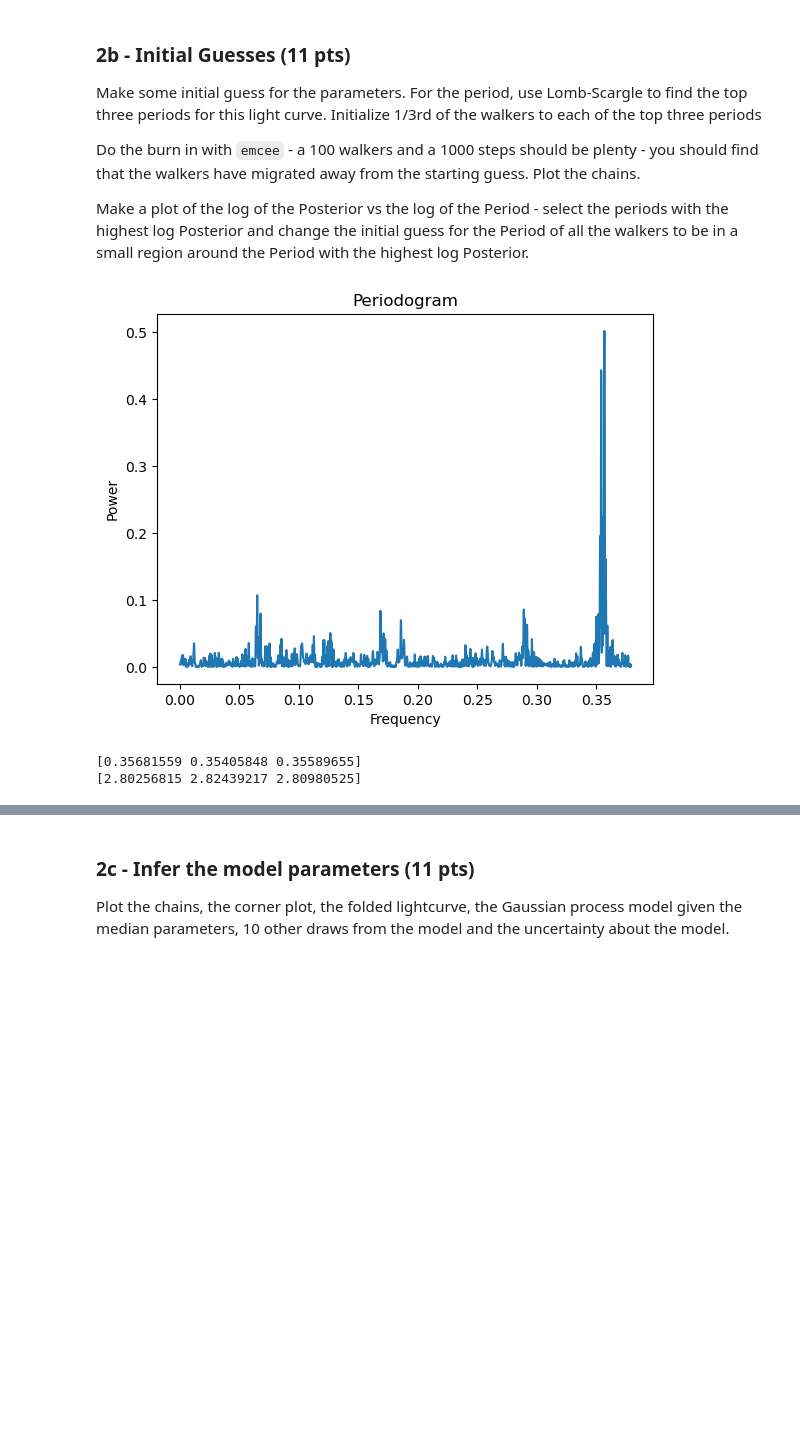
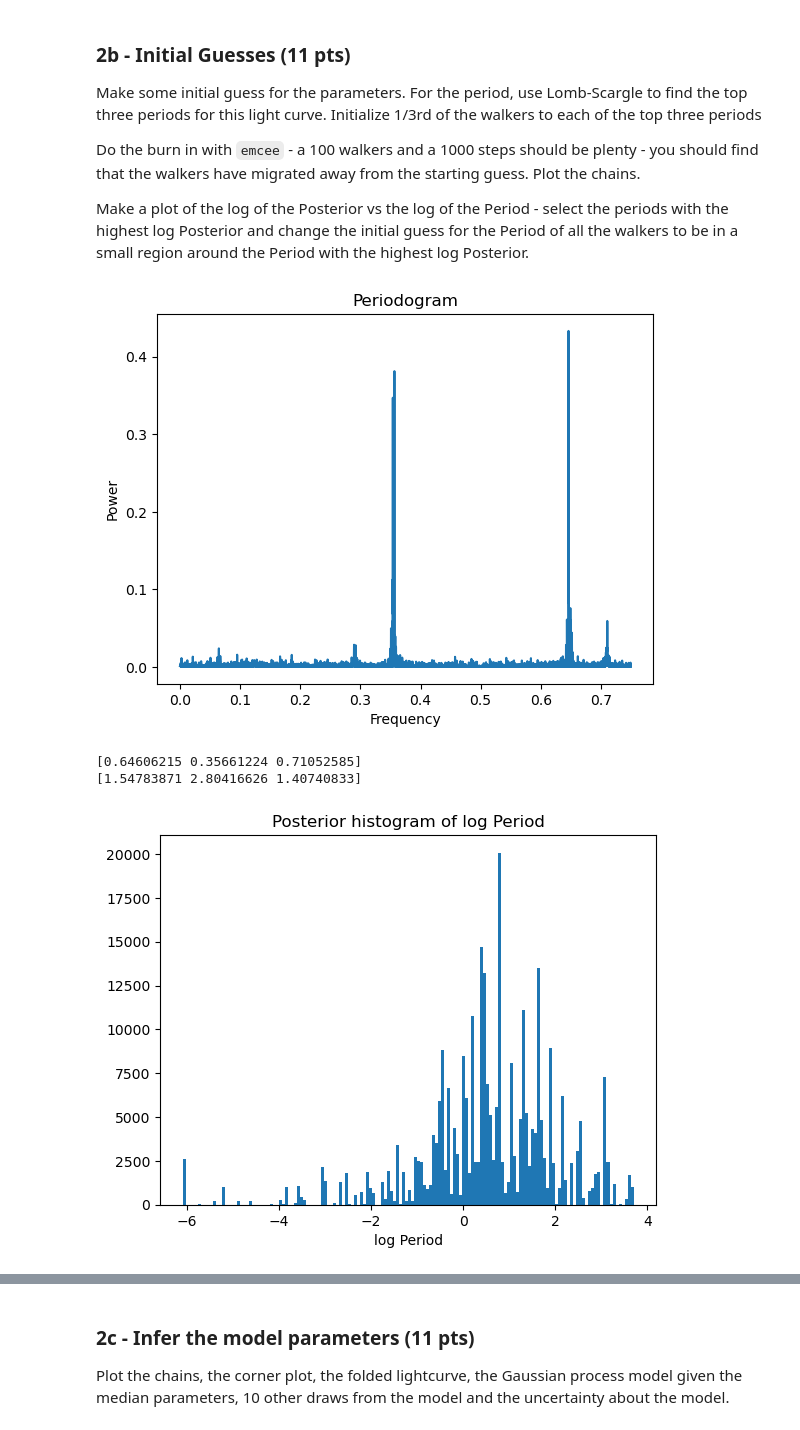
Before and after one commit to gnarayan/ast596_2023_Spring, a Jupyter notebook: homework/JosephWeller/final/Joseph_Weller_final.ipynb, the cells around one changed output, grey strips where cells are left out. Saved outputs shown, nothing was run; the diff lists cells and outputs as text; code cells hidden in the pictures; blank space fills up the shorter version.

```diff
--- a/homework/JosephWeller/final/Joseph_Weller_final.ipynb
+++ b/homework/JosephWeller/final/Joseph_Weller_final.ipynb
@@ -418,7 +430,7 @@ plt.xlabel("Frequency")
 plt.ylabel("Power")
 plt.show()
 
-peaks, properties = find_peaks(power)
+peaks, properties = find_peaks(power, distance = 100)
 f_peaks = freq[peaks]
 p_peaks = power[peaks]
 sort = np.argsort(-1*p_peaks)
@@ -427,6 +439,40 @@ print(f_sort[0:3])
 period_best = 1/f_sort[0:3]
 print(period_best)
 # %% [output]
-[figure, old version]
+[figure, new version]
-[0.35681559 0.35405848 0.35589655]
-[2.80256815 2.82439217 2.80980525]
+[0.64606215 0.35661224 0.71052585]
+[1.54783871 2.80416626 1.40740833]
+# %%
+# mean, A, gamma, log_period
+initial_guesses = [model_mean, 0.5, 250]
+sigma = [0.5, 0.05, 10, 0.1]
+
+ndim = 4
+nwalkers = 100
+nburn = 1000
+nsteps = 3000
+
+
+time = data['HJD']
+mag = data['MAG_2']
+err = data['MER_2']
+
+input_guesses = []
+for i in range(nwalkers):
+    input_guesses.append(np.array([initial_guesses[0], initial_guesses[1],initial_guesses[2], np.log(period_best[(i%3)])])+
+                        sigma*np.random.randn(ndim))
+input_guesses = np.array(input_guesses)
+#print(input_guesses)
+# %%
+import emcee
+
+sampler = emcee.EnsembleSampler(nwalkers, ndim, log_posterior)
+state = sampler.run_mcmc(input_guesses, nsteps)
+samples = sampler.get_chain(flat=True)
+# %%
+hist = plt.hist(samples[:,3], 150)
+plt.title('Posterior histogram of log Period')
+plt.xlabel('log Period')
+plt.show()
+# %% [output]
+[figure, added]
```
Also changed, not shown: parts of 15 cells of this notebook.
